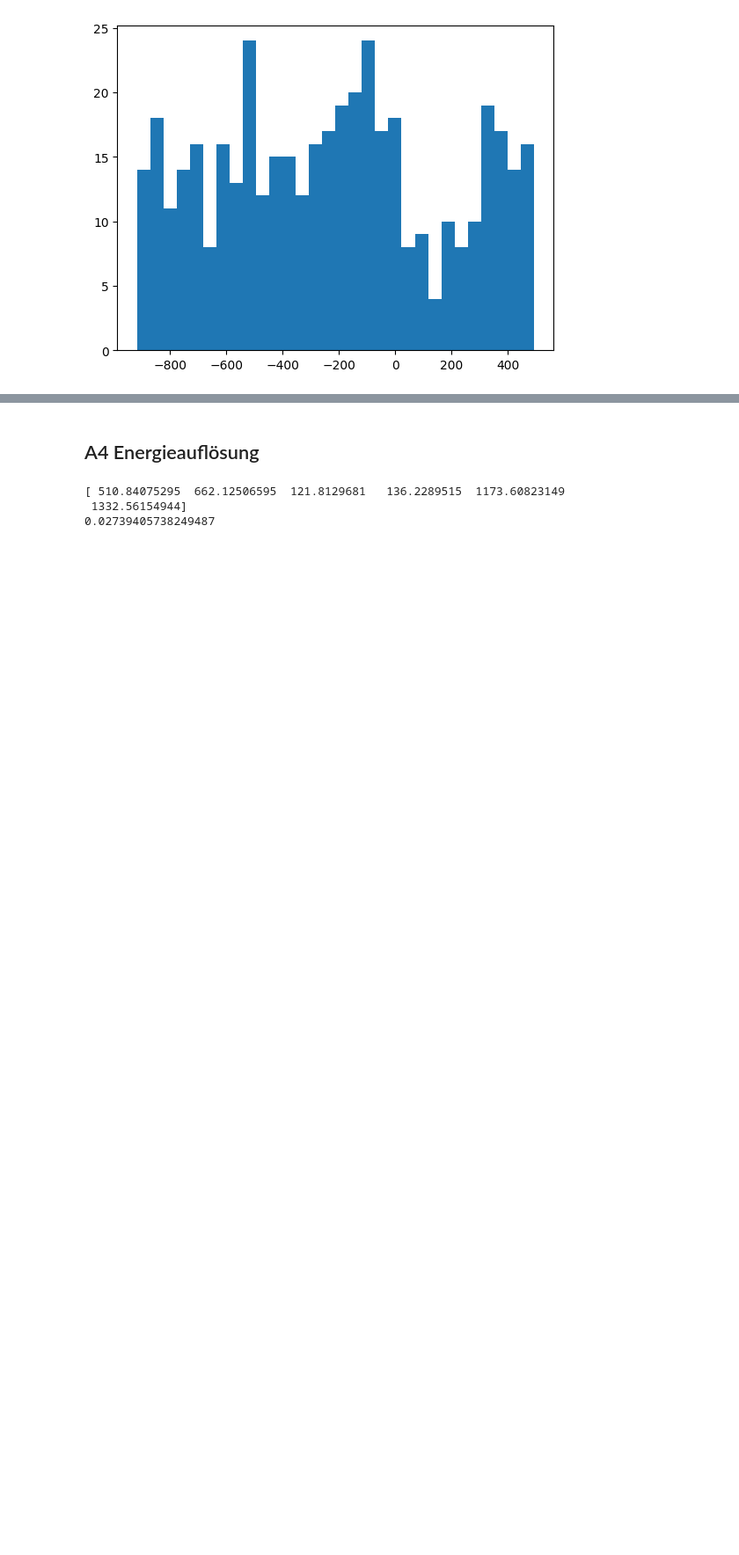
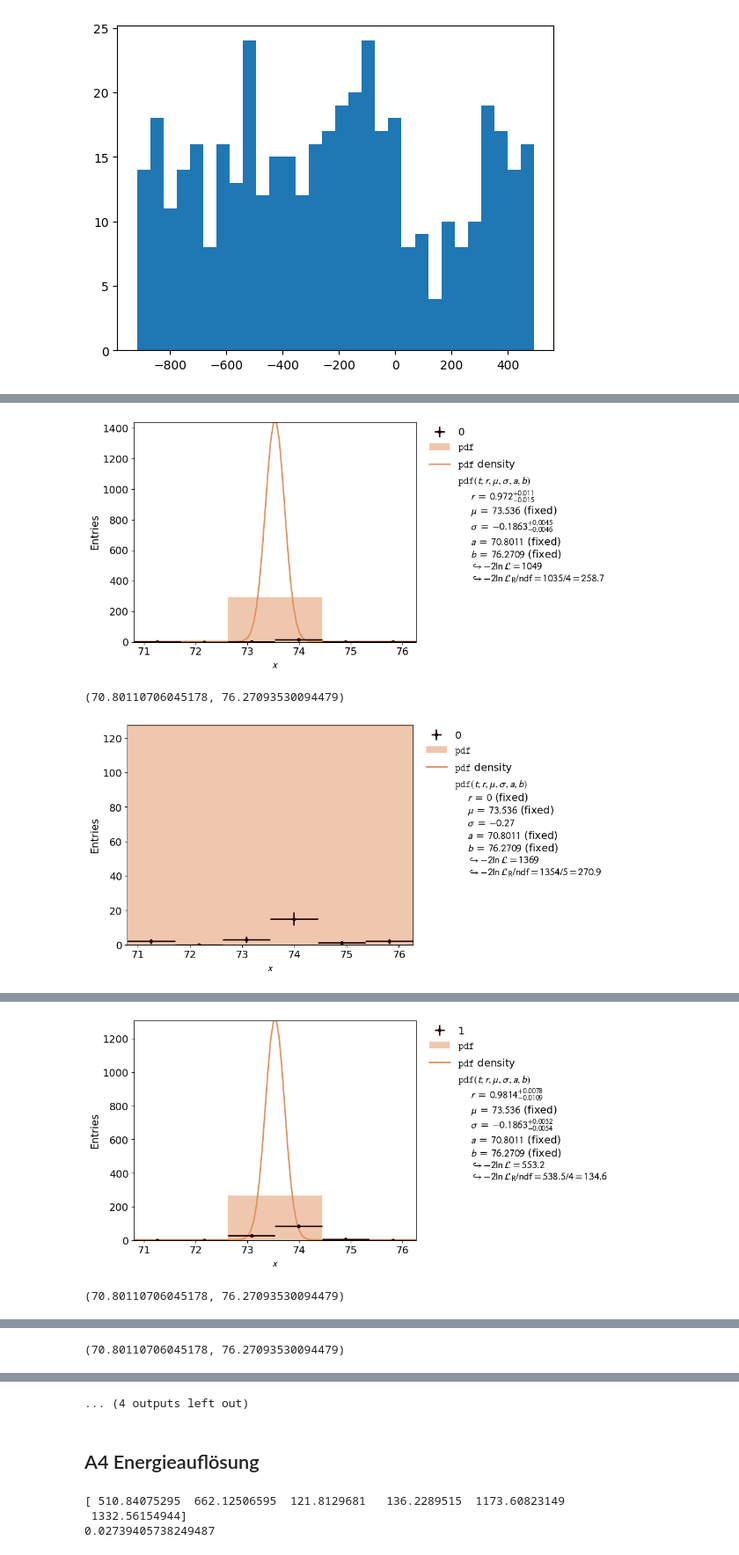
Before and after one commit to caesar2003/P4-Gamma-Coincidence-Spectroscopy, a Jupyter notebook: auswertung.ipynb, the cells around one changed output, grey strips where cells are left out. Shown at 88% size. Cells and saved outputs as stored; diff of their text form; code cells hidden in the pictures; blank space fills up the shorter version.

```diff
--- a/auswertung.ipynb
+++ b/auswertung.ipynb
@@ -1006,0 +1008,54 @@ ValueError: cannot convert float NaN to integer
+# %%
+from kafe2 import HistContainer, HistFit
+
+import numpy as np
+bin_range = (mu_na - 10 * np.abs(sigma_na), mu_na + 10* np.abs(sigma_na))
+def pdf(t,r=0.8,mu=mu_na,sigma=sigma_na,a=bin_range[0],b=bin_range[1]):
+    Fa = 0.5 * (1 + special.erfc((a - mu) / (np.sqrt(2) * sigma)))
+    Fb = 0.5 * (1 + special.erfc((b - mu) / (np.sqrt(2) * sigma)))
+    return r*normal_distribution(t,mu,sigma)/(Fb-Fa) + (1-r) /(b-a)
+
+for i,times in enumerate(Co60_times):
+    for j in range(2):
+
+        print(bin_range)
+        data = HistContainer(n_bins=6, bin_range = bin_range,fill_data=times)  # create the kafe data object
+        #data.label = 'lifetime measurements'
+        #data.axis_labels = ['life time $\\tau$ (µs)', 'Density']
+        data.label = f'{i}'
+        # create the fit object and set the pdf for the fit
+        fit = Fit(data=data, model_function=pdf)
+
+        # Fix the parameters a and b.
+        # Those are responsible for the normalization of the pdf for the range (a, b).
+        fit.fix_parameter("a", bin_range[0])
+        if j ==0:
+            pass#fit.fix_parameter("r", 0)
+        else:
+            fit.fix_parameter("r", 0)
+        fit.fix_parameter("b", bin_range[1])
+        fit.fix_parameter('mu', mu_na)
+        # constrain parameter fbg to avoid unphysical region
+        #fit.limit_parameter("fbg", 0., 1.)
+
+        # assign latex names for the parameters for nicer display
+        #fit.model_label = "exponential decay law + flat background"
+        #fit.assign_parameter_latex_names(fbg='f')
+        # assign a latex expression for the fit function for nicer display
+        #fit.assign_model_function_latex_expression("\\frac{{ (1-{fbg}) \\, e^{{-{t}/{tau}}} }}"
+                                                #"{{{tau} \\, (e^{{-{a}/{tau}}}-e^{{-{b}/{tau}}}) }}"
+                                                #"+ \\frac{{ {fbg}}} {{{b}-{a}}}")
+
+        fit.do_fit()  # perform the fit
+        #fit.report(asymmetric_parameter_errors=True)  # print a fit report to the terminal
+
+        plot = Plot(fit)  # create a plot object
+        plot.plot(fit_info=True, asymmetric_parameter_errors=True)  # plot the data and the fit
+        """
+        # Optional: create a contours profile
+        cpf = ContoursProfiler(fit, profile_subtract_min=False)
+        # Optional: plot the contour matrix for tau and fbg
+        cpf.plot_profiles_contours_matrix(parameters=['mu', 'fbg'])
+        """
+        plot.show()  # show the plot(s)
+# %% [output]
@@ -1006,0 +1064,3 @@ ValueError: cannot convert float NaN to integer
+[figure, added]
+(70.80110706045178, 76.27093530094479)
+[figure, added]
@@ -1006,0 +1069,2 @@ ValueError: cannot convert float NaN to integer
+[figure, added]
+(70.80110706045178, 76.27093530094479)
@@ -1006,0 +1075 @@ ValueError: cannot convert float NaN to integer
+(70.80110706045178, 76.27093530094479)
@@ -1007,3 +1077,4 @@ ValueError: cannot convert float NaN to integer
+... (4 outputs left out)
 # %% [markdown]
 ## A4 Energieauflösung
 # %%
```
Also changed, not shown: parts of 2 cells of this notebook.
